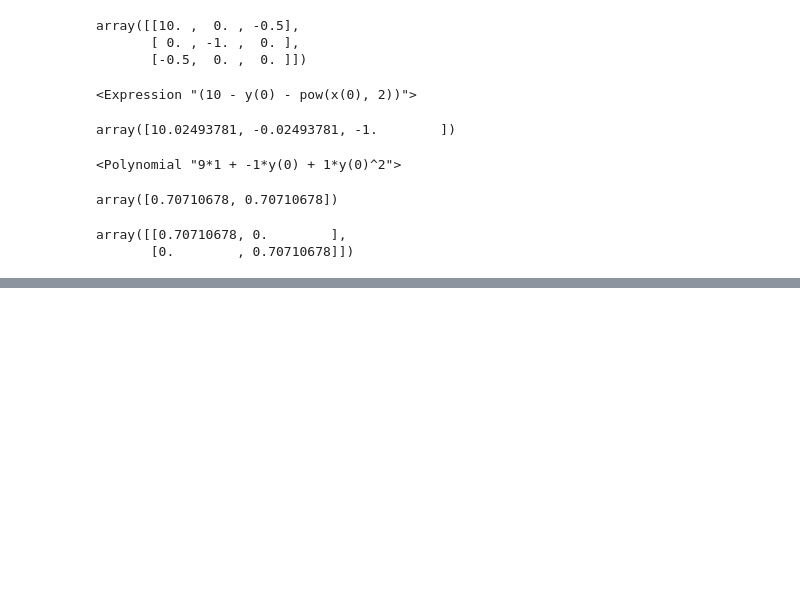
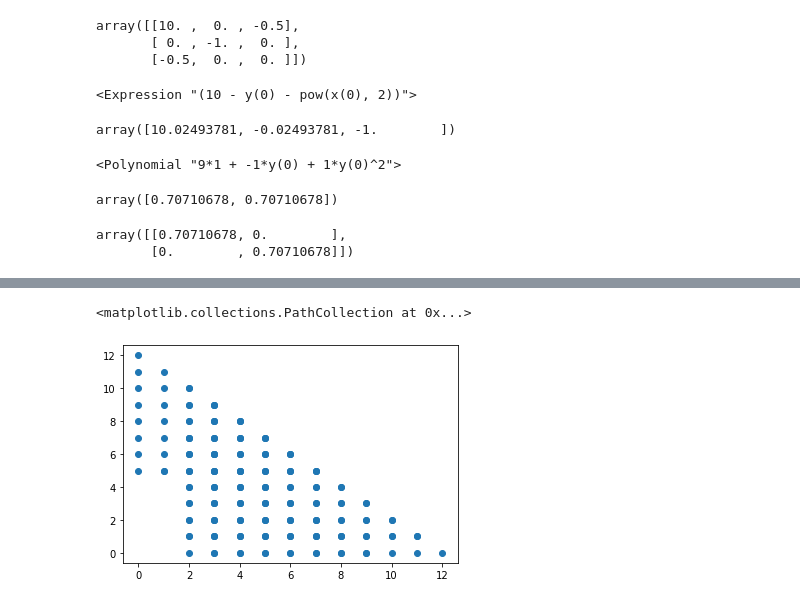
Before and after one commit to abhiagarwal-17/underactuated-edited, a Jupyter notebook: Groebner Basis.ipynb, the cells around one changed output, grey strips where cells are left out. Drawn from its saved outputs; the diff is of its cells as text; code cells hidden in the pictures; blank space fills up the shorter version.

```diff
--- a/Groebner Basis.ipynb
+++ b/Groebner Basis.ipynb
@@ -101,0 +104,11 @@ array([[0.70710678, 0.        ],
+# %%
+x0, x1, xd0, xd1 = sp.symbols('x_0 x_1 xdot_0 xdot_1')
+g0 = xd0 + x1
+g1 = xd1 - x0 - (x0**2 - 1)*x1
+
+f = [- x1, x0 + (x0**2 - 1) * x1]
+
+V = 1.5*x0**2 + x1**2 - x0*x1
+Vdot = sp.Matrix([V]).jacobian(sp.Matrix([x0, x1])).dot(f)
+
+G = [g0, g1, Vdot]
@@ -101,0 +222,6 @@ array([[0.70710678, 0.        ],
+# %%
+xs = []
+ys = []
+for elem in Supp:
+    xs.append(elem[0])
+    ys.append(elem[1])
@@ -101,0 +315,5 @@ array([[0.70710678, 0.        ],
+# %%
+plt.scatter(xs, ys)
+# %% [output]
+<matplotlib.collections.PathCollection at 0x...>
+[figure, added]
```
Also changed, not shown: parts of 39 cells of this notebook, 6 other files.
